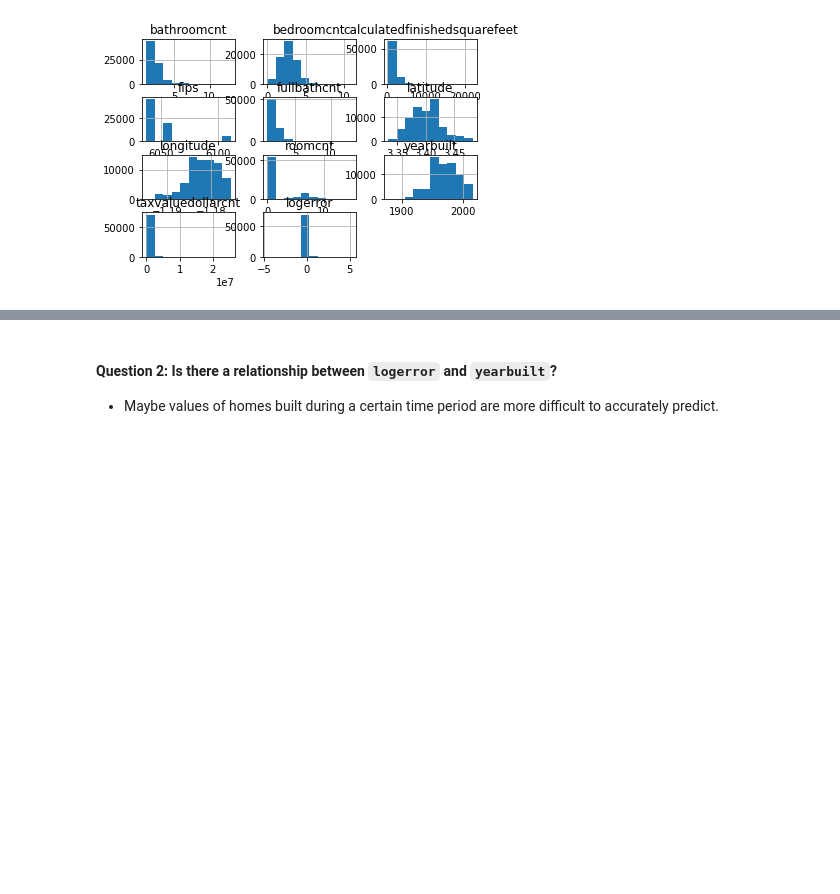
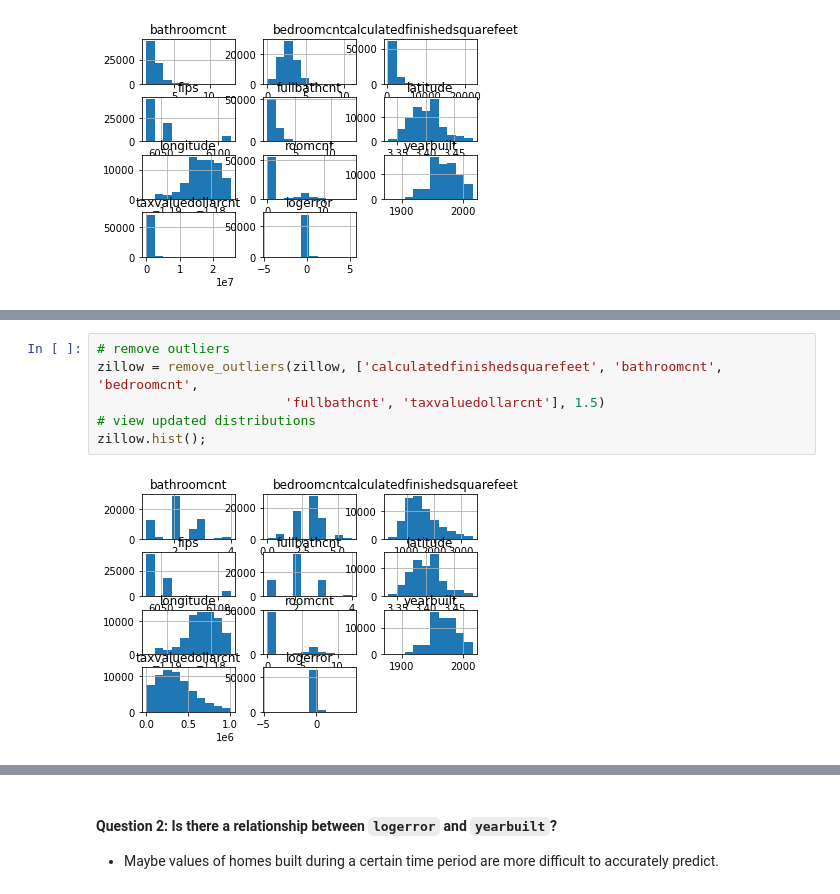
Before and after one commit to sophia-stewart/clustering-exercises, a Jupyter notebook: explore_zillow.ipynb, the cells around one changed output, grey strips where cells are left out. Saved outputs shown, nothing was run; the diff lists cells and outputs as text; blank space fills up the shorter version.

```diff
--- a/explore_zillow.ipynb
+++ b/explore_zillow.ipynb
@@ -48,3 +69,11 @@ Before moving onto further exploration, I will split the data.
+# %%
+# remove outliers
+zillow = remove_outliers(zillow, ['calculatedfinishedsquarefeet', 'bathroomcnt', 'bedroomcnt',
+                        'fullbathcnt', 'taxvaluedollarcnt'], 1.5)
+# view updated distributions
+zillow.hist();
+# %% [output]
+[figure, added]
 # %%
 # function to split data
 def split_data(df):
```
Also changed, not shown: parts of 21 cells of this notebook, 2 other files.
